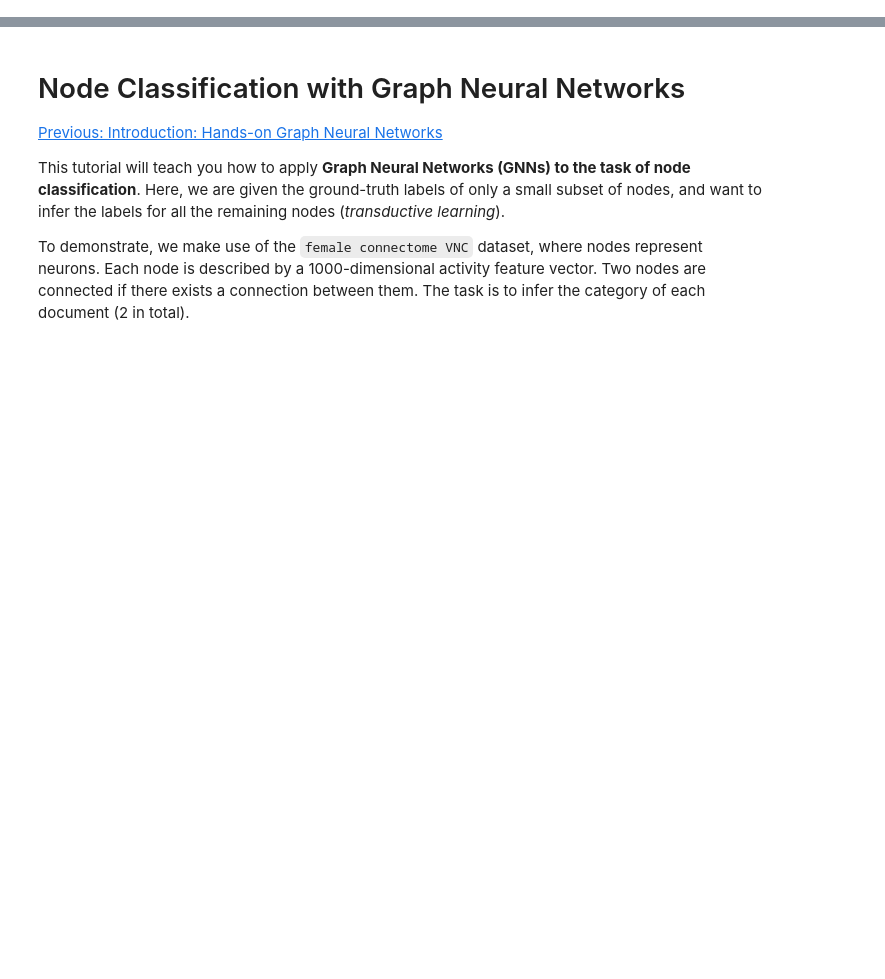
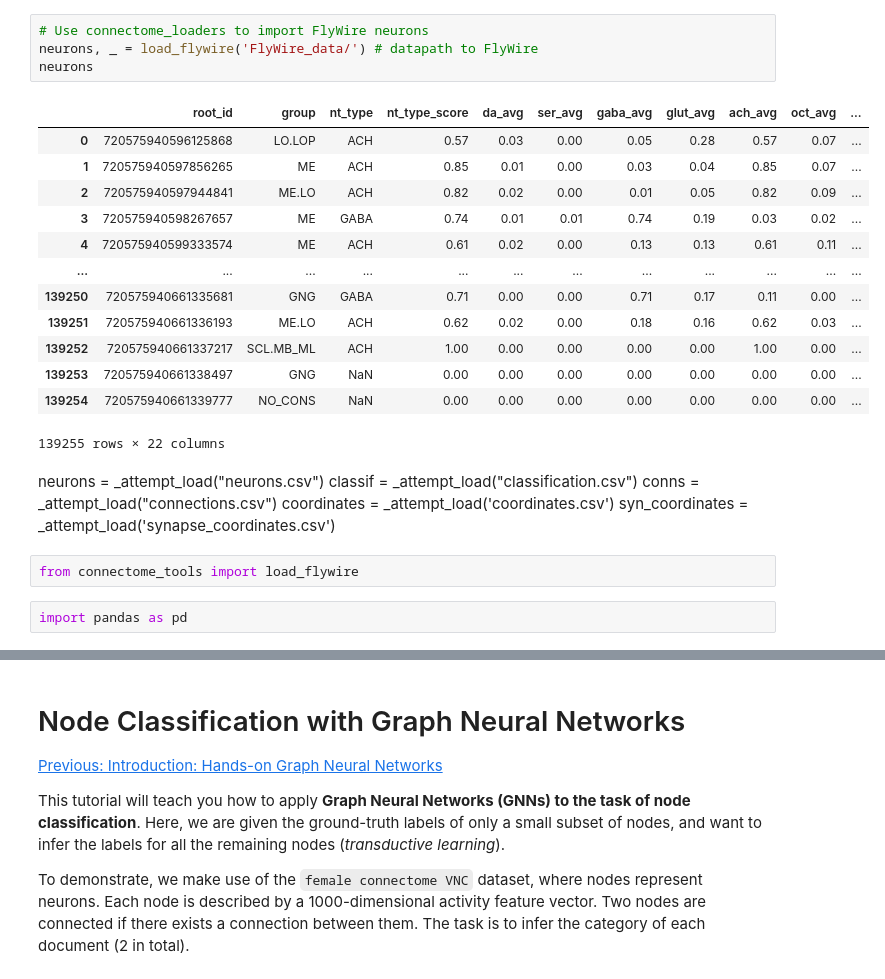
Before and after one commit to briandepasquale/CoSyNe_2025_GNN_tutorial, a Jupyter notebook: Exc-Inh_Node_Classification copy.ipynb, the cells around one changed output, grey strips where cells are left out. Cells and saved outputs as stored; diff of their text form; blank space fills up the shorter version.

Commit message:
got flywire in

```diff
--- a/Exc-Inh_Node_Classification copy.ipynb
+++ b/Exc-Inh_Node_Classification copy.ipynb
@@ -51,0 +51,28 @@ def visualize(h, color):
+# %%
+# Use connectome_loaders to import FlyWire neurons
+neurons, _ = load_flywire('FlyWire_data/') # datapath to FlyWire
+neurons
+# %% [output]
+|  | root_id | group | nt_type | nt_type_score | da_avg | ser_avg | gaba_avg | glut_avg | ach_avg | oct_avg | ... |
+| 0 | 720575940596125868 | LO.LOP | ACH | 0.57 | 0.03 | 0.00 | 0.05 | 0.28 | 0.57 | 0.07 | ... |
+| 1 | 720575940597856265 | ME | ACH | 0.85 | 0.01 | 0.00 | 0.03 | 0.04 | 0.85 | 0.07 | ... |
+| 2 | 720575940597944841 | ME.LO | ACH | 0.82 | 0.02 | 0.00 | 0.01 | 0.05 | 0.82 | 0.09 | ... |
+| 3 | 720575940598267657 | ME | GABA | 0.74 | 0.01 | 0.01 | 0.74 | 0.19 | 0.03 | 0.02 | ... |
+| 4 | 720575940599333574 | ME | ACH | 0.61 | 0.02 | 0.00 | 0.13 | 0.13 | 0.61 | 0.11 | ... |
+| ... | ... | ... | ... | ... | ... | ... | ... | ... | ... | ... | ... |
+| 139250 | 720575940661335681 | GNG | GABA | 0.71 | 0.00 | 0.00 | 0.71 | 0.17 | 0.11 | 0.00 | ... |
+| 139251 | 720575940661336193 | ME.LO | ACH | 0.62 | 0.02 | 0.00 | 0.18 | 0.16 | 0.62 | 0.03 | ... |
+| 139252 | 720575940661337217 | SCL.MB_ML | ACH | 1.00 | 0.00 | 0.00 | 0.00 | 0.00 | 1.00 | 0.00 | ... |
+| 139253 | 720575940661338497 | GNG | NaN | 0.00 | 0.00 | 0.00 | 0.00 | 0.00 | 0.00 | 0.00 | ... |
+| 139254 | 720575940661339777 | NO_CONS | NaN | 0.00 | 0.00 | 0.00 | 0.00 | 0.00 | 0.00 | 0.00 | ... |
+139255 rows × 22 columns
+# %% [markdown]
+  neurons = _attempt_load("neurons.csv")
+    classif = _attempt_load("classification.csv")
+    conns = _attempt_load("connections.csv")
+        coordinates = _attempt_load('coordinates.csv')
+        syn_coordinates = _attempt_load('synapse_coordinates.csv')
+# %%
+from connectome_tools import load_flywire
+# %%
+import pandas as pd
```
Also changed, not shown: parts of 4 cells of this notebook, 4 other files.
